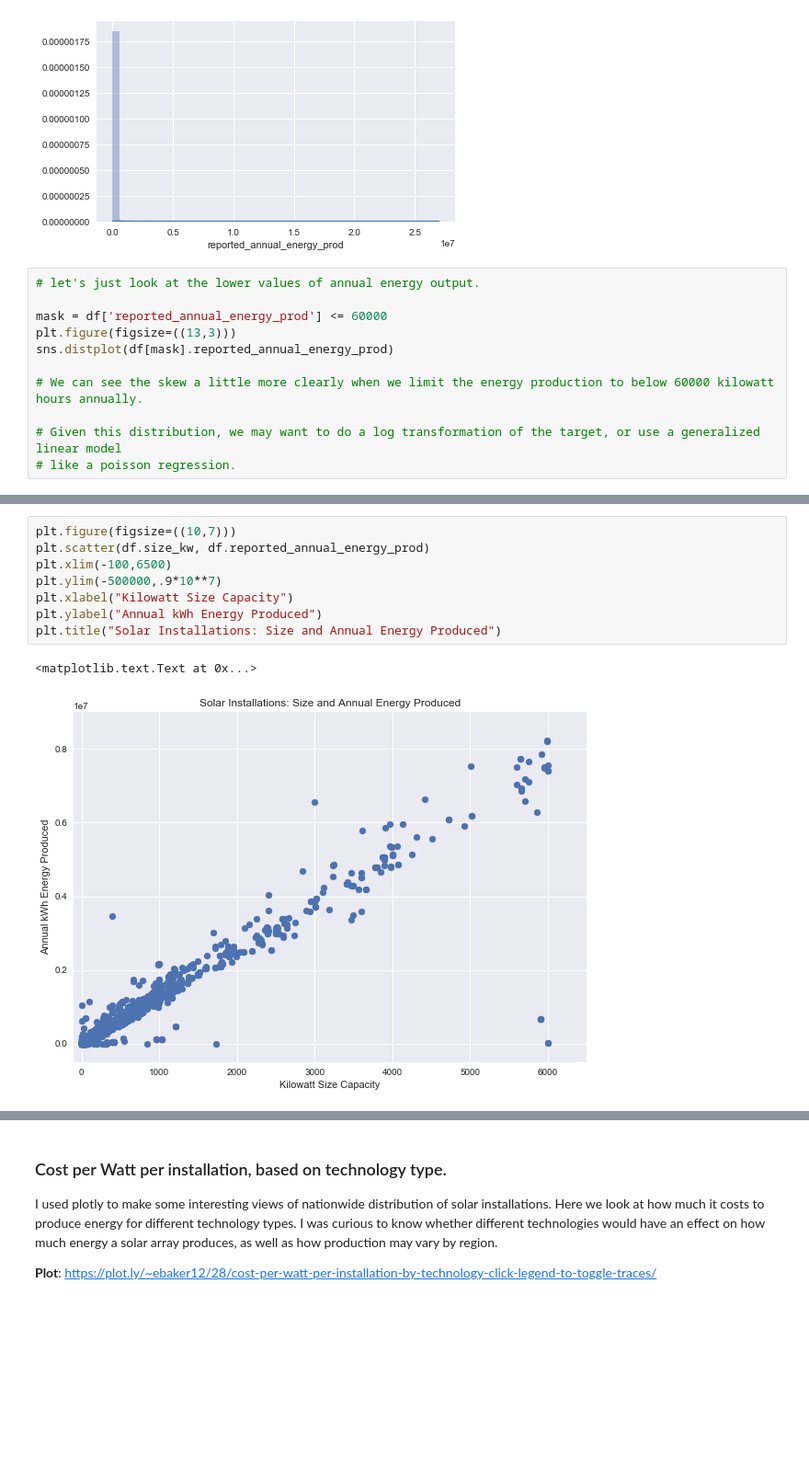
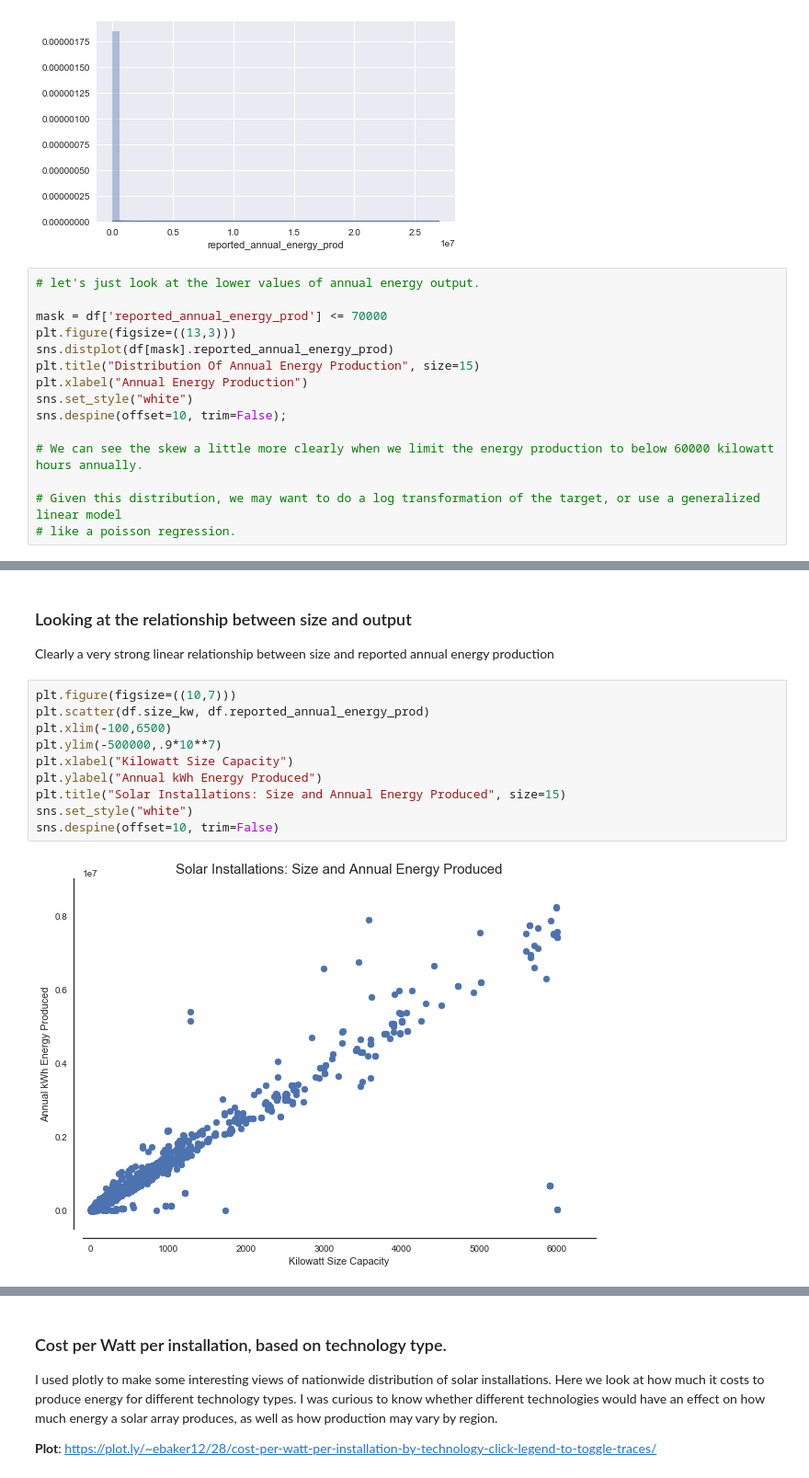
Before and after one commit to iamlostcoast/solar-calculator-models, a Jupyter notebook: solar_project_technical_report_and_summary.ipynb, the cells around one changed output, grey strips where cells are left out. Shown at 92% size. Cells and saved outputs as stored; diff of their text form; blank space fills up the shorter version.

```diff
--- a/solar_project_technical_report_and_summary.ipynb
+++ b/solar_project_technical_report_and_summary.ipynb
@@ -279,9 +279,13 @@ sns.distplot(df.loc[df['install_type'] == 'residential'].reported_annual_energy_
 # %%
 # let's just look at the lower values of annual energy output.
 
-mask = df['reported_annual_energy_prod'] <= 60000
+mask = df['reported_annual_energy_prod'] <= 70000
 plt.figure(figsize=((13,3)))
 sns.distplot(df[mask].reported_annual_energy_prod)
+plt.title("Distribution Of Annual Energy Production", size=15)
+plt.xlabel("Annual Energy Production")
+sns.set_style("white")
+sns.despine(offset=10, trim=False);
 
 # We can see the skew a little more clearly when we limit the energy production to below 60000 kilowatt hours annually.
 
@@ -293,12 +308,17 @@ sns.distplot(df[mask].reported_annual_energy_prod)
+# %% [markdown]
+### Looking at the relationship between size and output
+
+Clearly a very strong linear relationship between size and reported annual energy production
 # %%
 plt.figure(figsize=((10,7)))
 plt.scatter(df.size_kw, df.reported_annual_energy_prod)
 plt.xlim(-100,6500)
 plt.ylim(-500000,.9*10**7)
 plt.xlabel("Kilowatt Size Capacity")
 plt.ylabel("Annual kWh Energy Produced")
-plt.title("Solar Installations: Size and Annual Energy Produced")
+plt.title("Solar Installations: Size and Annual Energy Produced", size=15)
+sns.set_style("white")
+sns.despine(offset=10, trim=False)
 # %% [output]
-<matplotlib.text.Text at 0x...>
-[figure, old version]
+[figure, new version]
 # %% [markdown]
```
Also changed, not shown: parts of 53 cells of this notebook, 1 other file.
